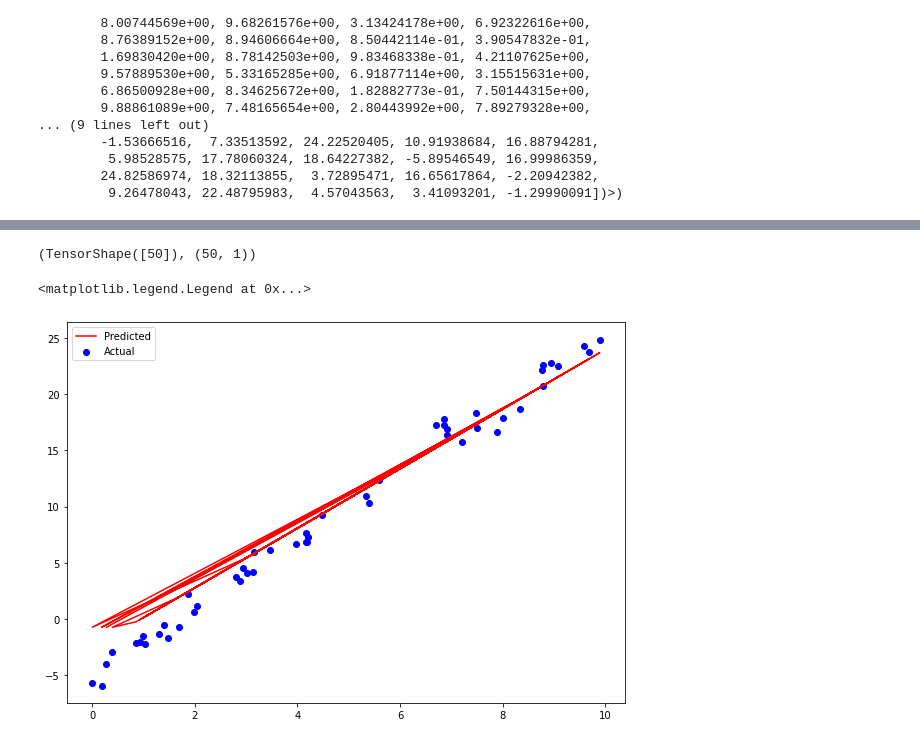
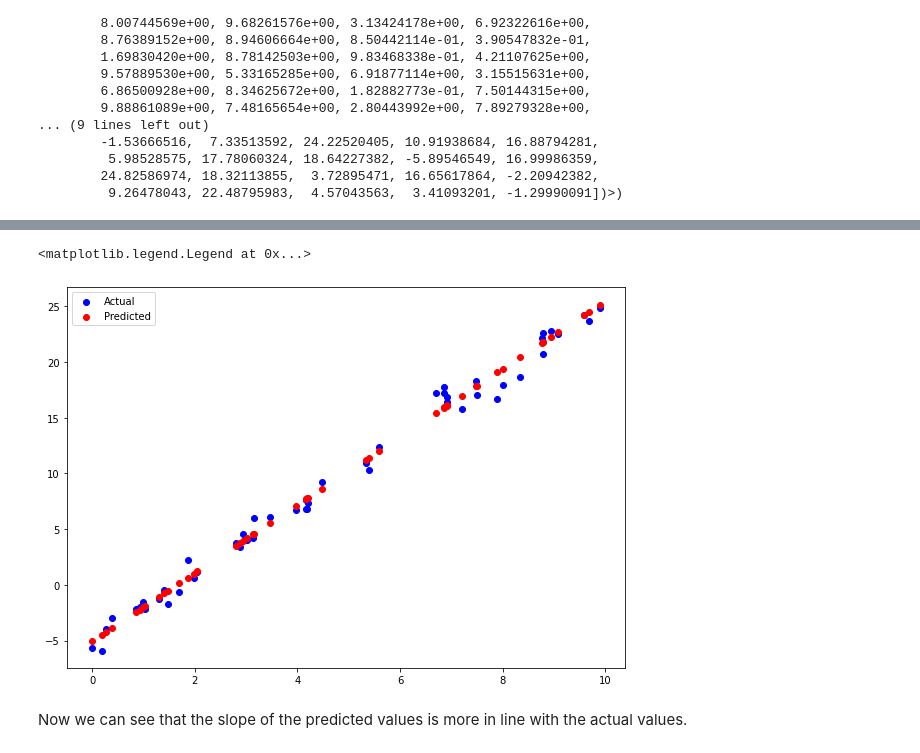
Before and after one commit to scottapp/blog_content_converter, a Jupyter notebook: source/Tensorflow/Regression/simple_regression.ipynb, the cells around one changed output, grey strips where cells are left out. Saved outputs shown, nothing was run; the diff lists cells and outputs as text; code cells hidden in the pictures.

```diff
--- a/source/Tensorflow/Regression/simple_regression.ipynb
+++ b/source/Tensorflow/Regression/simple_regression.ipynb
@@ -141,12 +123,12 @@ X[0:3].numpy(), y_pred.flatten()[0:3]
 # %%
 # to improve the model, add a dense layer with relu activation
 model = tf.keras.Sequential([
-    tf.keras.layers.Dense(100, activation="relu"),
+    tf.keras.layers.Dense(50, activation=None),
     tf.keras.layers.Dense(1)
 ])
 
 # compile model
-model.compile(loss=["mae"], optimizer="sgd", metrics=["mae"])
+model.compile(loss=["mae"], optimizer=tf.keras.optimizers.Adam(lr=0.01), metrics=["mae"])
 
 # fit the model
 model.fit(X, y, epochs=100)
@@ -171,15 +153,14 @@ Epoch 100/100
 <tensorflow.python.keras.callbacks.History at 0x...>
 # %%
 y_pred = model.predict(X)
-X.shape, y_pred.shape
-# %% [output]
-(TensorShape([50]), (50, 1))
 # %%
 # plot the original points and the predicted point by the model
 plt.figure(figsize=(10, 7))
 plt.scatter(X, y, c='b', label='Actual')
-plt.plot(X, y_pred, c='r', label='Predicted')
+plt.scatter(X, y_pred, c='r', label='Predicted')
 plt.legend()
 # %% [output]
 <matplotlib.legend.Legend at 0x...>
-[figure, old version]
+[figure, new version]
+# %% [markdown]
+Now we can see that the slope of the predicted values is more in line with the actual values.
```
Also changed, not shown: parts of 7 cells of this notebook.
